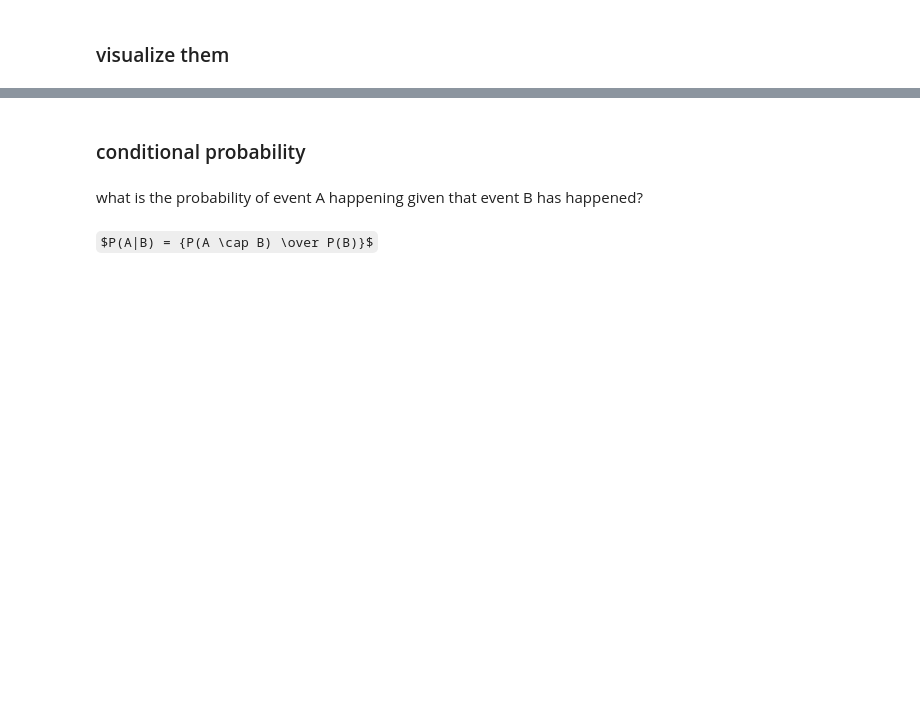
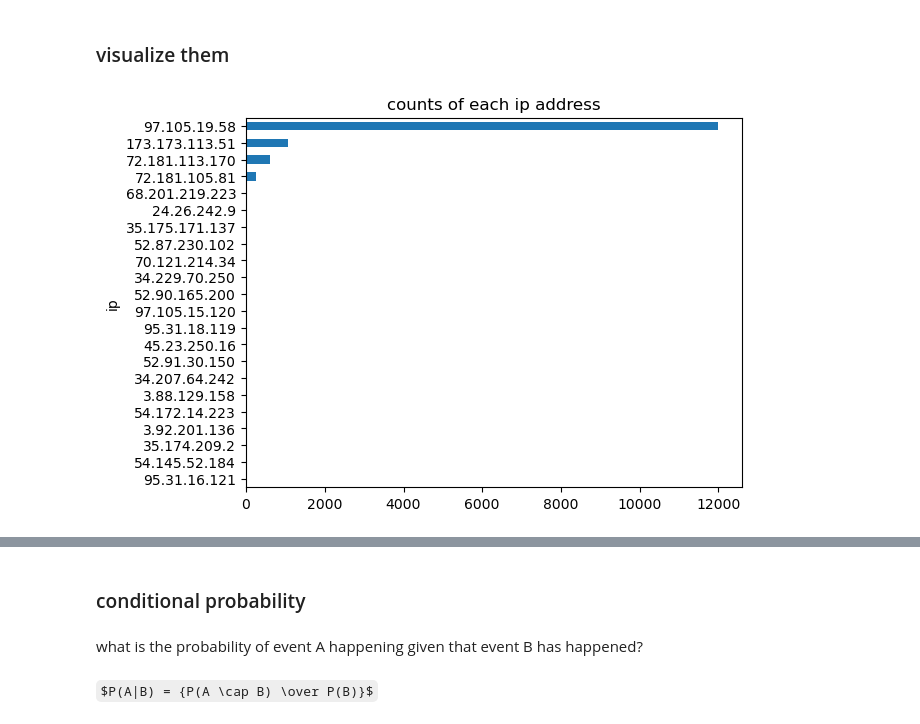
Before and after one commit to CodeupClassroom/pagel-anomaly-detection, a Jupyter notebook: discrete_probability.ipynb, the cells around one changed output, grey strips where cells are left out. Saved outputs shown, nothing was run; the diff lists cells and outputs as text; code cells hidden in the pictures; some formulas as TeX source; blank space fills up the shorter version.

```diff
--- a/discrete_probability.ipynb
+++ b/discrete_probability.ipynb
@@ -402,3 +434,4 @@ df
 #### making new size column based mb
 # %%
 #divide by 1024 twice
+df['size_mb'] = df['size'] / 1024 / 1024
@@ -416,2 +478,4 @@ let's see how many times each ip address comes up in our dataset
 # %%
 #save it into a dataframe
+ip_df1 = df.ip.value_counts().reset_index().rename(columns={'index':'ip','ip':'cnt'})
+ip_df1
@@ -429,0 +557,4 @@ ip_prob = count for each ip / total count in the dataframe
+# %%
+#save it to a df
+ip_df2 = df.ip.value_counts(normalize=True).reset_index().rename(columns={'index':'ip','ip':'percent'})
+ip_df2.head()
@@ -430,2 +568,5 @@ ip_prob = count for each ip / total count in the dataframe
 # %% [markdown]
 #### merge em
+# %%
+ip_df = pd.merge(ip_df1, ip_df2, how='inner', on='ip')
+ip_df.head()
@@ -432,8 +580,9 @@ ip_prob = count for each ip / total count in the dataframe
 # %% [markdown]
 ### visualize them
 # %%
-
-
-# plt.title('counts of each ip address')
-# plt.show()
+ip_df.set_index('ip').cnt.sort_values().plot.barh()
+plt.title('counts of each ip address')
+plt.show()
+# %% [output]
+[figure, added]
 # %%
```
Also changed, not shown: parts of 24 cells of this notebook.
